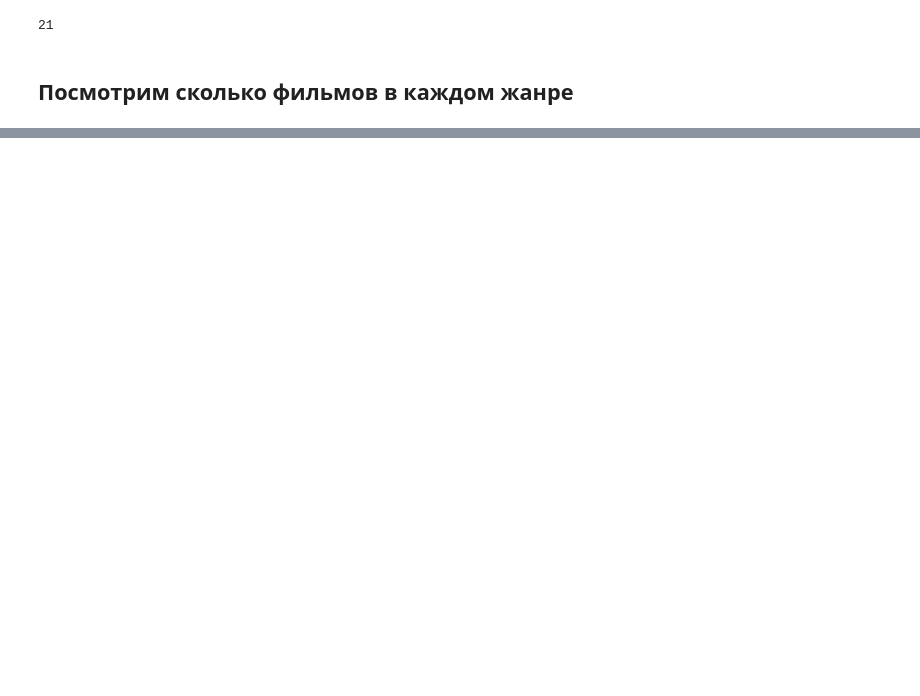
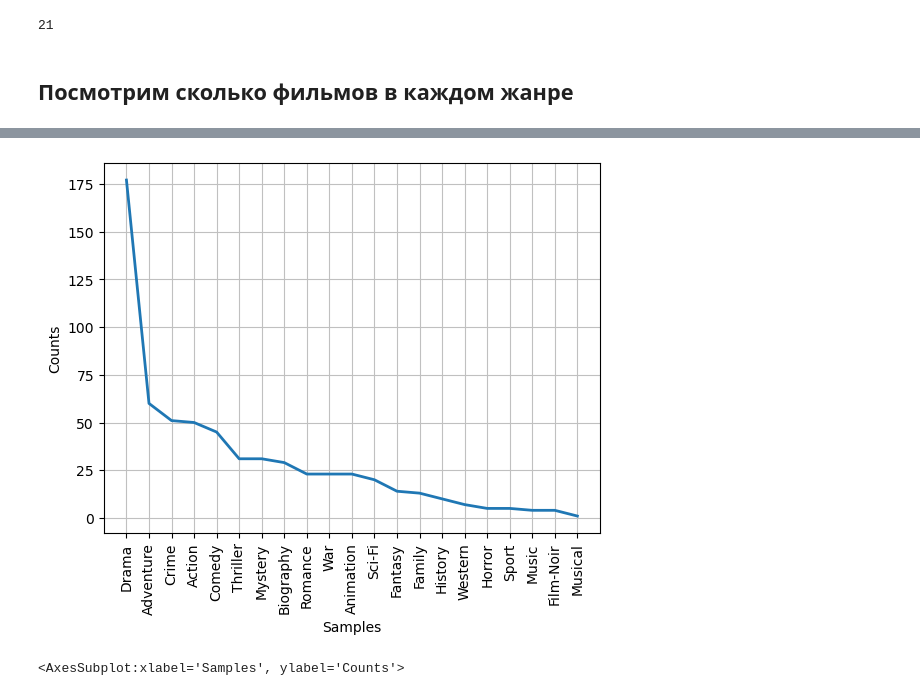
Before and after one commit to Hitron4ik/diplom, a Jupyter notebook: Diplom_project.ipynb, the cells around one changed output, grey strips where cells are left out. Drawn from its saved outputs; the diff is of its cells as text; code cells hidden in the pictures; blank space fills up the shorter version.

```diff
--- a/Diplom_project.ipynb
+++ b/Diplom_project.ipynb
@@ -391,0 +418,5 @@ plt.axis('off')
+# %%
+fdist.plot(30,cumulative=False)
+# %% [output]
+[figure, added]
+<AxesSubplot:xlabel='Samples', ylabel='Counts'>
```
Also changed, not shown: parts of 17 cells of this notebook.
